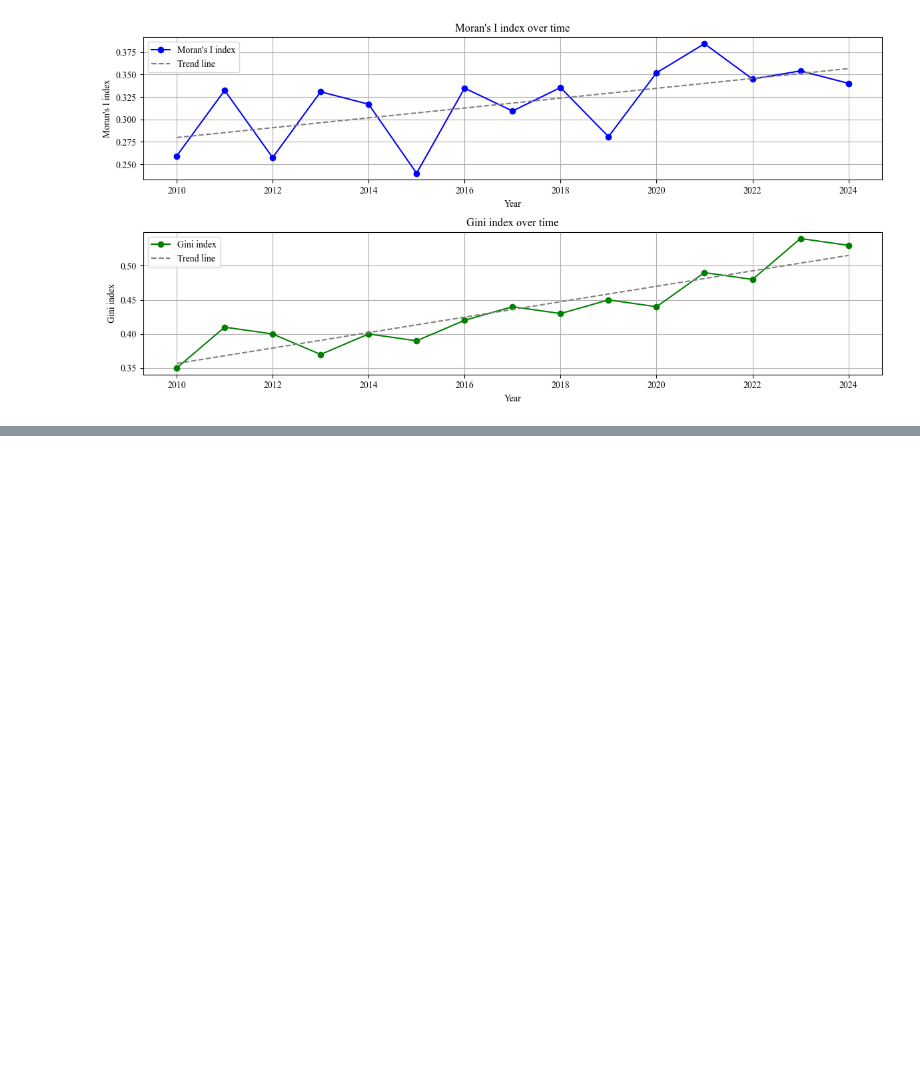
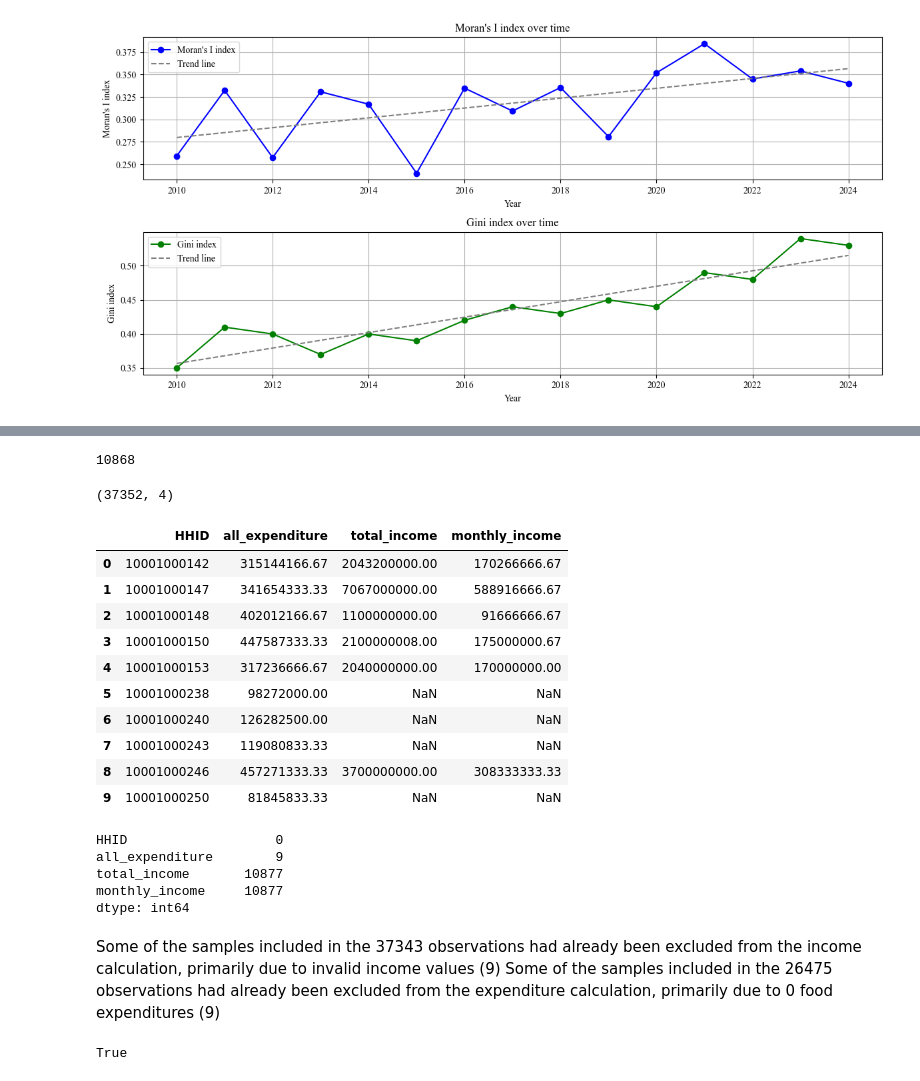
Before and after one commit to sinanarimani/energy-poverty, a Jupyter notebook: evaluation.ipynb, the cells around one changed output, grey strips where cells are left out. Drawn from its saved outputs; the diff is of its cells as text; code cells hidden in the pictures; blank space fills up the shorter version.

```diff
--- a/evaluation.ipynb
+++ b/evaluation.ipynb
@@ -1988,0 +2117,9 @@ plt.show()
+# %%
+df2_merge = pd.merge(data1, data2, on = "HHID", how = "outer")
+df2_merge.rename(columns = {
+    "IncomeLastYear_x": "IncomeLastYear_K",
+    "IncomeLastYear_y": "IncomeLastYear_A"
+}, inplace = True)
+df2_merge.fillna(0, inplace = True)
+df_merge = pd.merge(df2_merge, df1_merge, on = "HHID", how = "left")
+df_merge.shape[0] == 26475
@@ -1988,0 +2128,5 @@ plt.show()
+# %%
+df_merge["total_income"] = df_merge["IncomeLastYear_K"] + df_merge["IncomeLastYear_A"]
+df_merge = df_merge[["HHID", "total_income"]]
+df_merge["monthly_income"] = df_merge["total_income"]/12
+df_merge.head()
@@ -1988,0 +2154,2 @@ plt.show()
+# %%
+data = pd.read_pickle("data.pkl")
@@ -1988,0 +2168,38 @@ plt.show()
+# %%
+# the number of observations missing in the income dataset
+37343 - 26475
+# %% [output]
+10868
+# %%
+df_in_ex = pd.merge(data, df_merge, on = "HHID", how = "outer")
+print(df_in_ex.shape)
+df_in_ex.head(10)
+# %% [output]
+(37352, 4)
+|  | HHID | all_expenditure | total_income | monthly_income |
+| 0 | 10001000142 | 315144166.67 | 2043200000.00 | 170266666.67 |
+| 1 | 10001000147 | 341654333.33 | 7067000000.00 | 588916666.67 |
+| 2 | 10001000148 | 402012166.67 | 1100000000.00 | 91666666.67 |
+| 3 | 10001000150 | 447587333.33 | 2100000008.00 | 175000000.67 |
+| 4 | 10001000153 | 317236666.67 | 2040000000.00 | 170000000.00 |
+| 5 | 10001000238 | 98272000.00 | NaN | NaN |
+| 6 | 10001000240 | 126282500.00 | NaN | NaN |
+| 7 | 10001000243 | 119080833.33 | NaN | NaN |
+| 8 | 10001000246 | 457271333.33 | 3700000000.00 | 308333333.33 |
+| 9 | 10001000250 | 81845833.33 | NaN | NaN |
+# %%
+df_in_ex.isna().sum()
+# %% [output]
+HHID                   0
+all_expenditure        9
+total_income       10877
+monthly_income     10877
+dtype: int64
+# %% [markdown]
+Some of the samples included in the 37343 observations had already been excluded from the income calculation, primarily due to invalid income values (9)
+Some of the samples included in the 26475 observations had already been excluded from the expenditure calculation, primarily due to 0 food expenditures (9)
+# %%
+df_in_ex.dropna(inplace = True)
+df_in_ex.shape[0] == 37352 - 9 - 10877
+# %% [output]
+True
```
Also changed, not shown: parts of 17 cells of this notebook.
